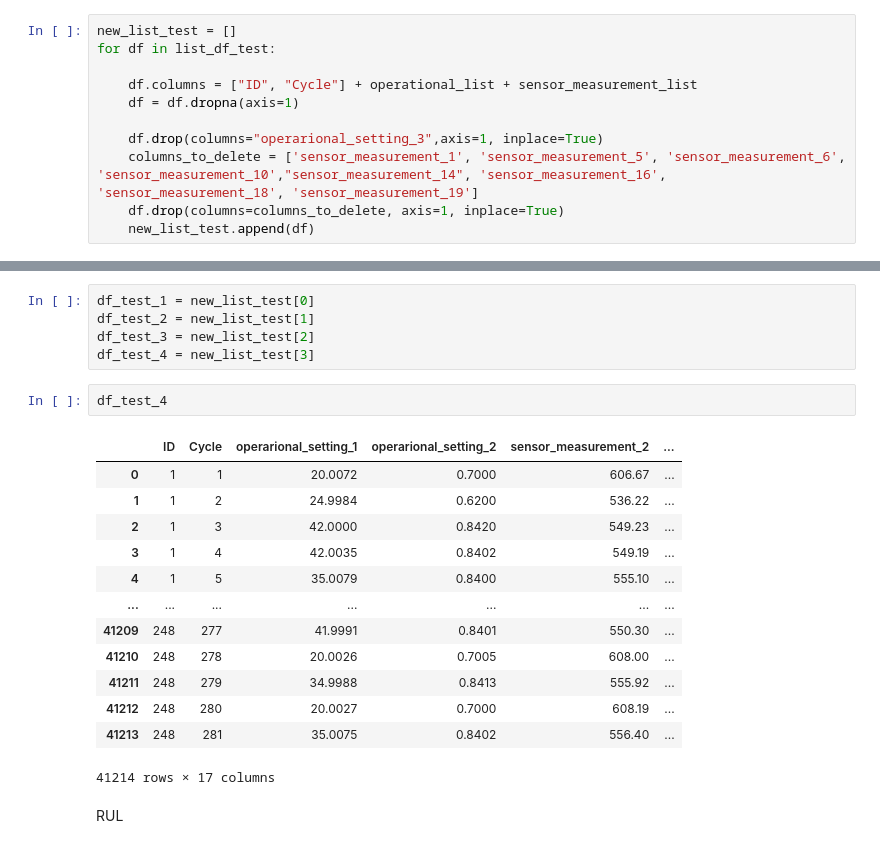
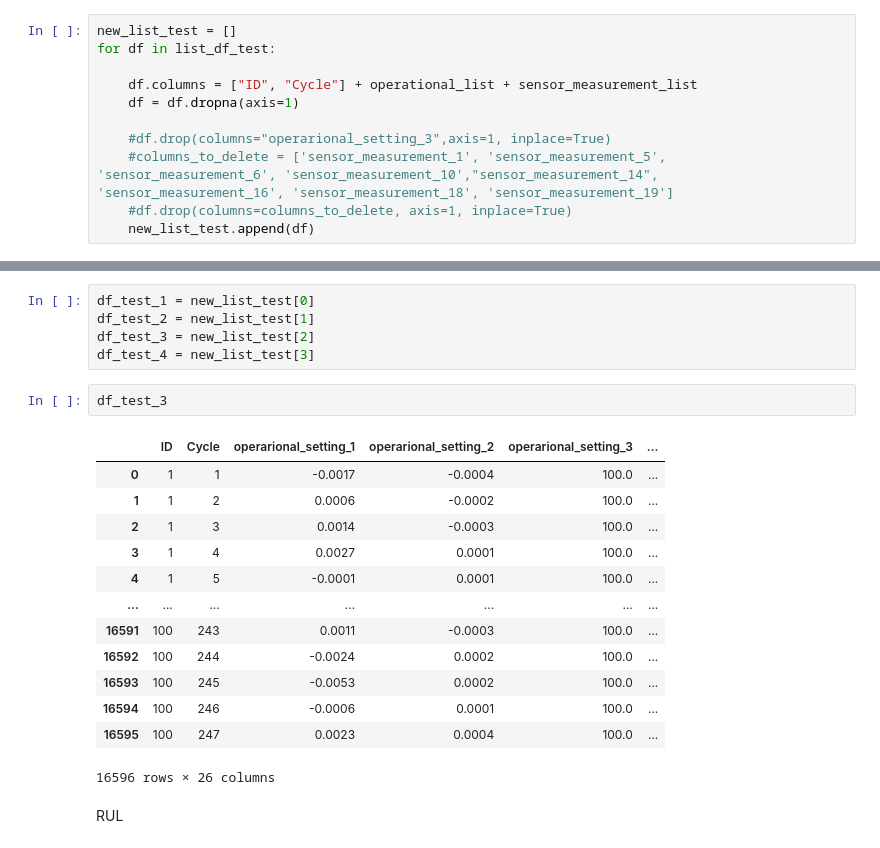
Before and after one commit to LorenzoCastroDS/TFM, a Jupyter notebook: Datasets.ipynb, the cells around one changed output, grey strips where cells are left out. Cells and saved outputs as stored; diff of their text form.

```diff
--- a/Datasets.ipynb
+++ b/Datasets.ipynb
@@ -80,7 +80,7 @@ for df in list_df_test:
     df.columns = ["ID", "Cycle"] + operational_list + sensor_measurement_list
     df = df.dropna(axis=1)
 
-    df.drop(columns="operarional_setting_3",axis=1, inplace=True)
-    columns_to_delete = ['sensor_measurement_1', 'sensor_measurement_5', 'sensor_measurement_6', 'sensor_measurement_10',"sensor_measurement_14", 'sensor_measurement_16', 'sensor_measurement_18', 'sensor_measurement_19']
-    df.drop(columns=columns_to_delete, axis=1, inplace=True)
+    #df.drop(columns="operarional_setting_3",axis=1, inplace=True)
+    #columns_to_delete = ['sensor_measurement_1', 'sensor_measurement_5', 'sensor_measurement_6', 'sensor_measurement_10',"sensor_measurement_14", 'sensor_measurement_16', 'sensor_measurement_18', 'sensor_measurement_19']
+    #df.drop(columns=columns_to_delete, axis=1, inplace=True)
     new_list_test.append(df)
@@ -106,22 +89,22 @@ df_test_1 = new_list_test[0]
 df_test_2 = new_list_test[1]
 df_test_3 = new_list_test[2]
 df_test_4 = new_list_test[3]
-# %%
-df_test_4
-# %% [output]
-|  | ID | Cycle | operarional_setting_1 | operarional_setting_2 | sensor_measurement_2 | ... |
-| 0 | 1 | 1 | 20.0072 | 0.7000 | 606.67 | ... |
-| 1 | 1 | 2 | 24.9984 | 0.6200 | 536.22 | ... |
-| 2 | 1 | 3 | 42.0000 | 0.8420 | 549.23 | ... |
-| 3 | 1 | 4 | 42.0035 | 0.8402 | 549.19 | ... |
-| 4 | 1 | 5 | 35.0079 | 0.8400 | 555.10 | ... |
-| ... | ... | ... | ... | ... | ... | ... |
-| 41209 | 248 | 277 | 41.9991 | 0.8401 | 550.30 | ... |
-| 41210 | 248 | 278 | 20.0026 | 0.7005 | 608.00 | ... |
-| 41211 | 248 | 279 | 34.9988 | 0.8413 | 555.92 | ... |
-| 41212 | 248 | 280 | 20.0027 | 0.7000 | 608.19 | ... |
-| 41213 | 248 | 281 | 35.0075 | 0.8402 | 556.40 | ... |
-41214 rows × 17 columns
+# %%
+df_test_3
+# %% [output]
+|  | ID | Cycle | operarional_setting_1 | operarional_setting_2 | operarional_setting_3 | ... |
+| 0 | 1 | 1 | -0.0017 | -0.0004 | 100.0 | ... |
+| 1 | 1 | 2 | 0.0006 | -0.0002 | 100.0 | ... |
+| 2 | 1 | 3 | 0.0014 | -0.0003 | 100.0 | ... |
+| 3 | 1 | 4 | 0.0027 | 0.0001 | 100.0 | ... |
+| 4 | 1 | 5 | -0.0001 | 0.0001 | 100.0 | ... |
+| ... | ... | ... | ... | ... | ... | ... |
+| 16591 | 100 | 243 | 0.0011 | -0.0003 | 100.0 | ... |
+| 16592 | 100 | 244 | -0.0024 | 0.0002 | 100.0 | ... |
+| 16593 | 100 | 245 | -0.0053 | 0.0002 | 100.0 | ... |
+| 16594 | 100 | 246 | -0.0006 | 0.0001 | 100.0 | ... |
+| 16595 | 100 | 247 | 0.0023 | 0.0004 | 100.0 | ... |
+16596 rows × 26 columns
 # %% [markdown]
 RUL
 # %%
```
Also changed, not shown: parts of 7 cells of this notebook, 1 other file.
